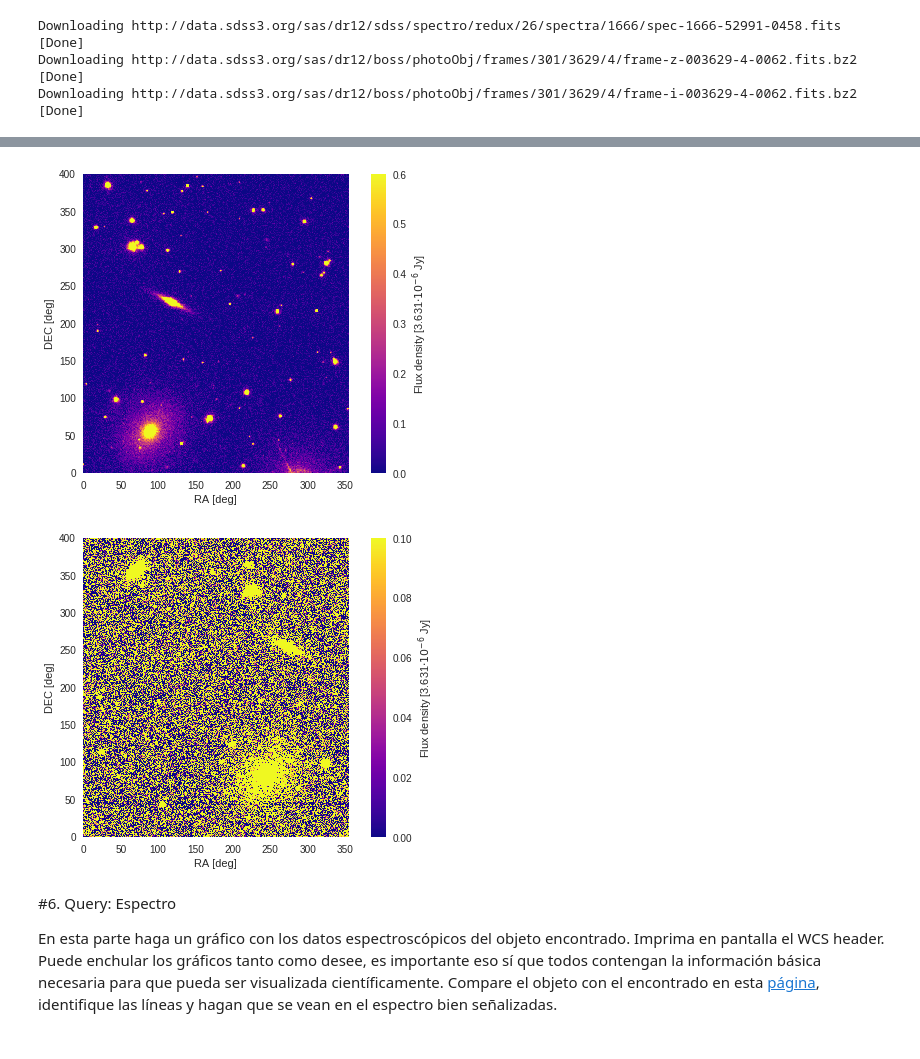
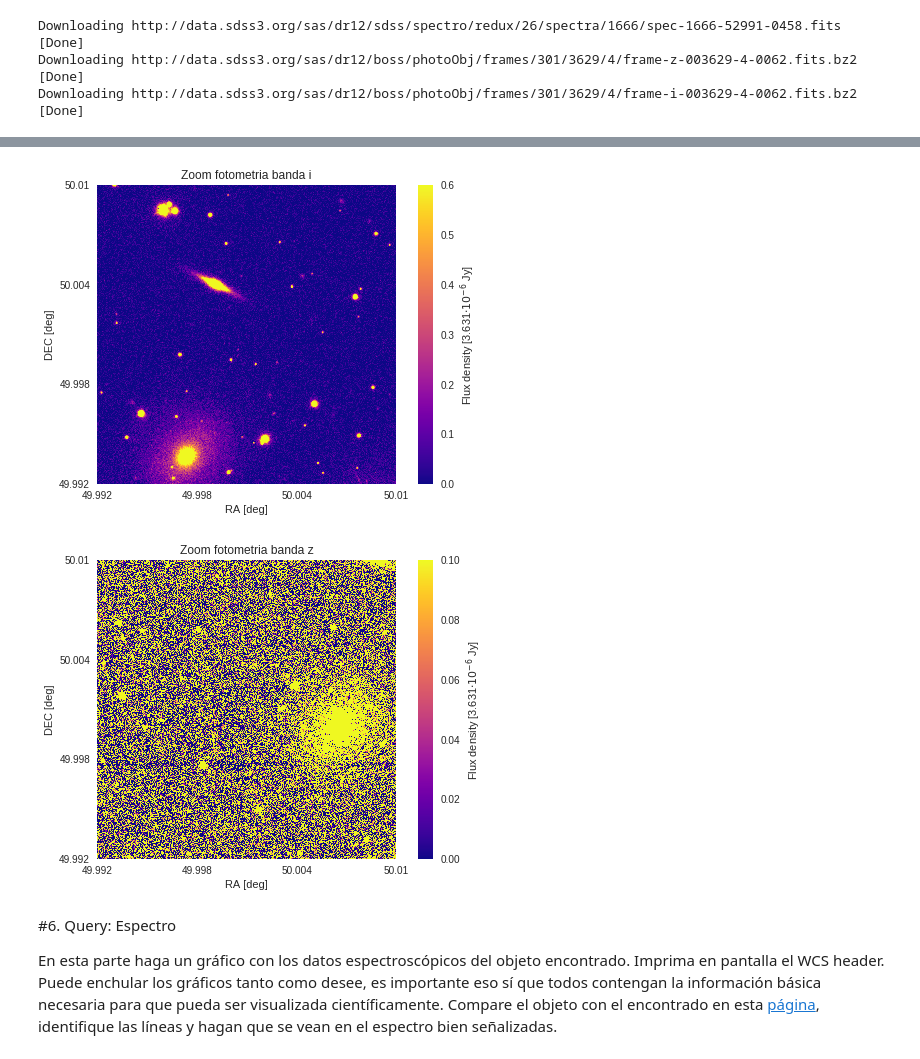
Before and after one commit to DanielaM8/minitarea4, a Jupyter notebook: minitarea4.ipynb, the cells around one changed output, grey strips where cells are left out. Cells and saved outputs as stored; diff of their text form; code cells hidden in the pictures.

```diff
--- a/minitarea4.ipynb
+++ b/minitarea4.ipynb
@@ -363,29 +380,35 @@ Step para variable 2 =  -6.17441442589e-05
 # %%
 
 #Zoom:
 #imagen banda i
 
-plt.imshow(datai[872:1272,500:855],vmax=0.6,vmin=0,cmap='plasma',origin='lower')
+plt.imshow(datai[900:1200,500:800],vmax=0.6,vmin=0,cmap='plasma',origin='lower')
+plt.xticks((0,100,200,300),(round(ra[0],3),round(ra[100],3),round(ra[200],3),round(ra[300],3)))
+plt.yticks((0,100,200,300),(round(ra[0],3),round(ra[100],3),round(ra[200],3),round(ra[300],3)))
 plt.xlabel('RA [deg]')
 plt.ylabel('DEC [deg]')
 plt.ylabel('DEC [deg]')
+plt.title('Zoom fotometria banda i')
 cb11=plt.colorbar()
 plt.grid(b=None)
 cb11.set_label('Flux density [3.631$ \cdot 10^{-6}$ Jy]')
 plt.show()
 
 #imagen banda z
 
-plt.imshow(dataz[850:1250,345:700],vmax=0.1,vmin=0,cmap='plasma',origin='lower')
+plt.imshow(dataz[800:1100,345:645],vmax=0.1,vmin=0,cmap='plasma',origin='lower')
+plt.xticks((0,100,200,300),(round(ra[0],3),round(ra[100],3),round(ra[200],3),round(ra[300],3)))
+plt.yticks((0,100,200,300),(round(ra[0],3),round(ra[100],3),round(ra[200],3),round(ra[300],3)))
 plt.xlabel('RA [deg]')
 plt.ylabel('DEC [deg]')
+plt.title('Zoom fotometria banda z')
 plt.grid(b=None)
 cb22=plt.colorbar()
 cb22.set_label('Flux density [3.631$ \cdot 10^{-6}$ Jy]')
 plt.show()
 # %% [output]
-[figure, old version]
+[figure, new version]
-[figure, old version]
+[figure, new version]
 # %% [markdown]
 #6. Query: Espectro
 
```
Also changed, not shown: parts of 5 cells of this notebook.
